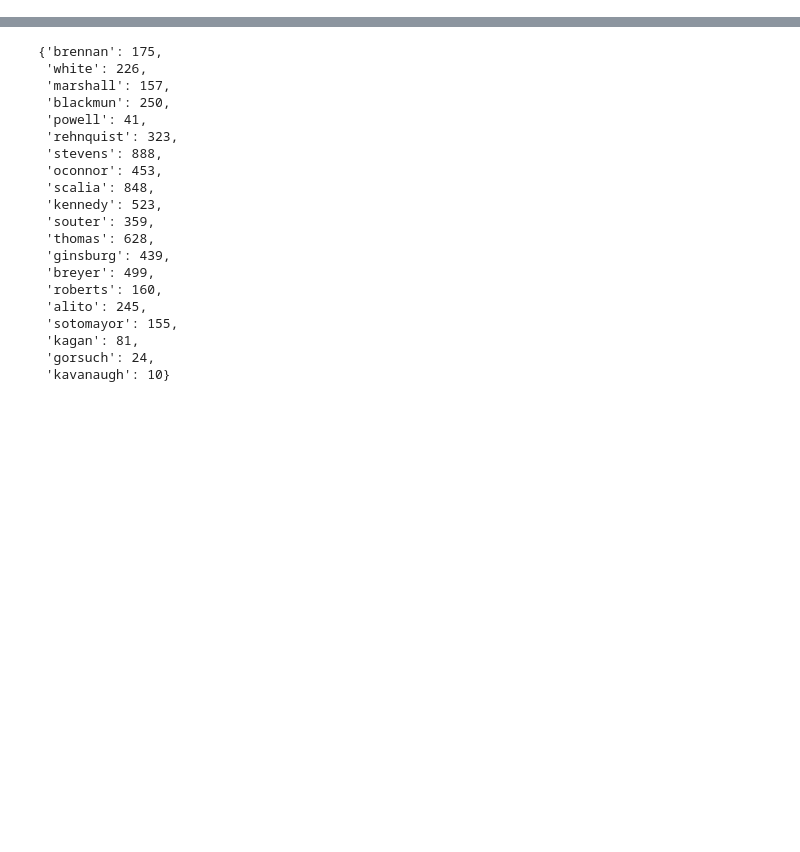
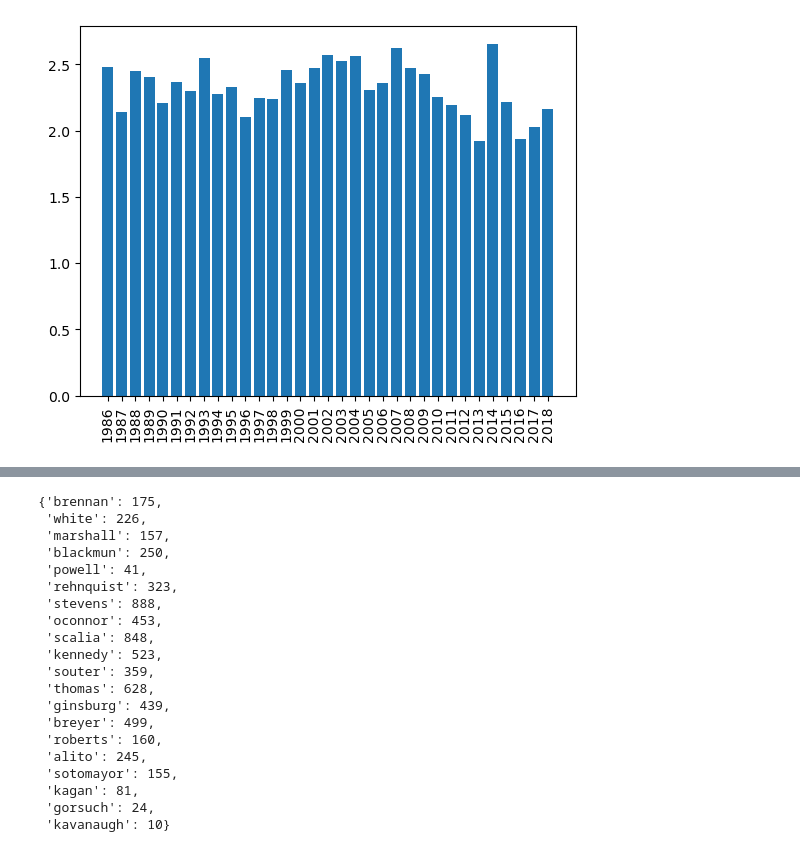
Before and after one commit to mkranzlein/scotus-metalang, a Jupyter notebook: scripts/notebooks/summary_stats.ipynb, the cells around one changed output, grey strips where cells are left out. Drawn from its saved outputs; the diff is of its cells as text; code cells hidden in the pictures; blank space fills up the shorter version.

```diff
--- a/scripts/notebooks/summary_stats.ipynb
+++ b/scripts/notebooks/summary_stats.ipynb
@@ -23,0 +51,5 @@ for filepath in Path(f"{data_path}/cap/known_authors").glob("*/*.json"):
+# %%
+averages, fig = summary_graphing.plot_opinions_per_case_by_term(opinions)
+fig
+# %% [output]
+[figure, added]
```
Also changed, not shown: parts of 14 cells of this notebook, 3 other files.
